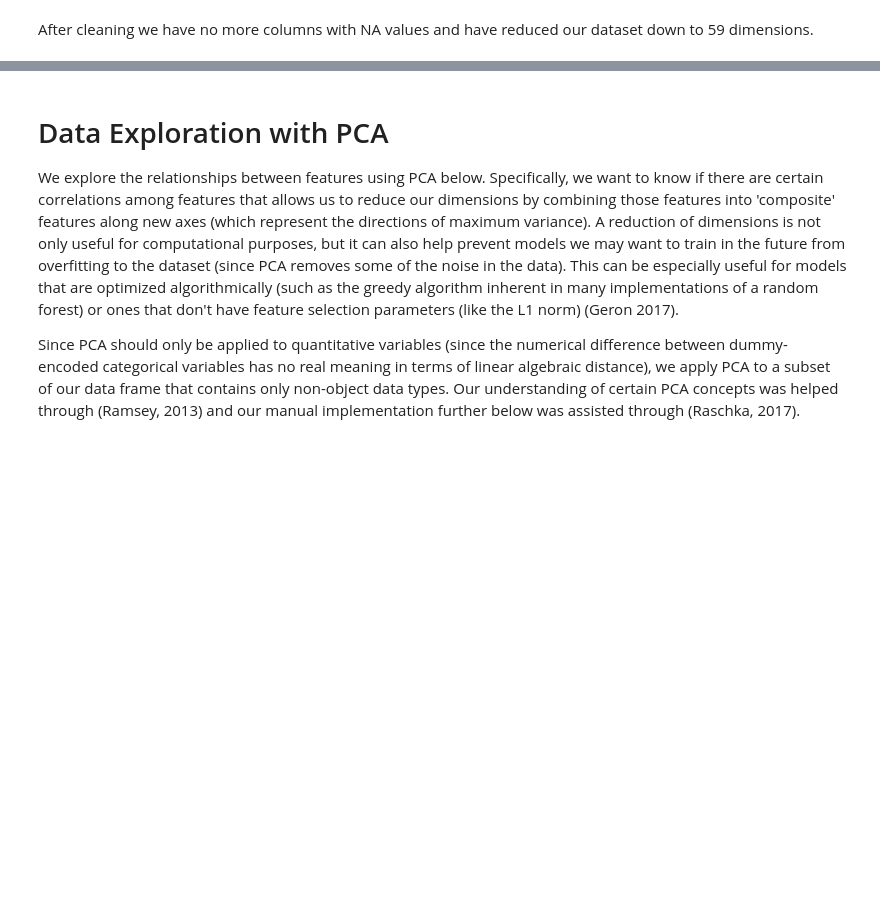
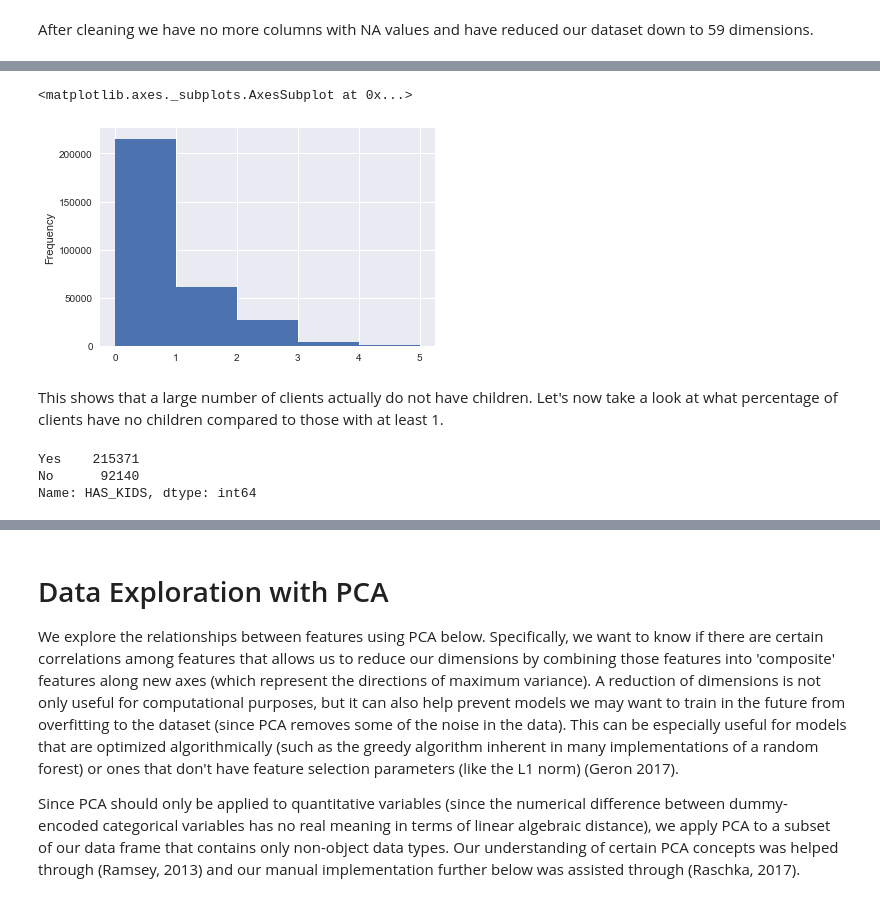
Before and after one commit to mihir787/data_mining_project1, a Jupyter notebook: cleaning_test_data.ipynb, the cells around one changed output, grey strips where cells are left out. Saved outputs shown, nothing was run; the diff lists cells and outputs as text; code cells hidden in the pictures; blank space fills up the shorter version.

```diff
--- a/cleaning_test_data.ipynb
+++ b/cleaning_test_data.ipynb
@@ -365,0 +329,16 @@ After cleaning we have no more columns with NA values and have reduced our datas
+# %%
+children = [0,1,2,3,4,5]
+df['CNT_CHILDREN'].plot.hist(bins=children)
+# %% [output]
+<matplotlib.axes._subplots.AxesSubplot at 0x...>
+[figure, added]
+# %% [markdown]
+This shows that a large number of clients actually do not have children. Let's now take a look at what percentage of clients have no children compared to those with at least 1.
+# %%
+df['HAS_KIDS'] = np.where(df['CNT_CHILDREN']==0, 'Yes', 'No')   # This is creating a new feature.
+df_children = df['HAS_KIDS'].value_counts()
+df_children
+# %% [output]
+Yes    215371
+No      92140
+Name: HAS_KIDS, dtype: int64
```
Also changed, not shown: parts of 68 cells of this notebook.
